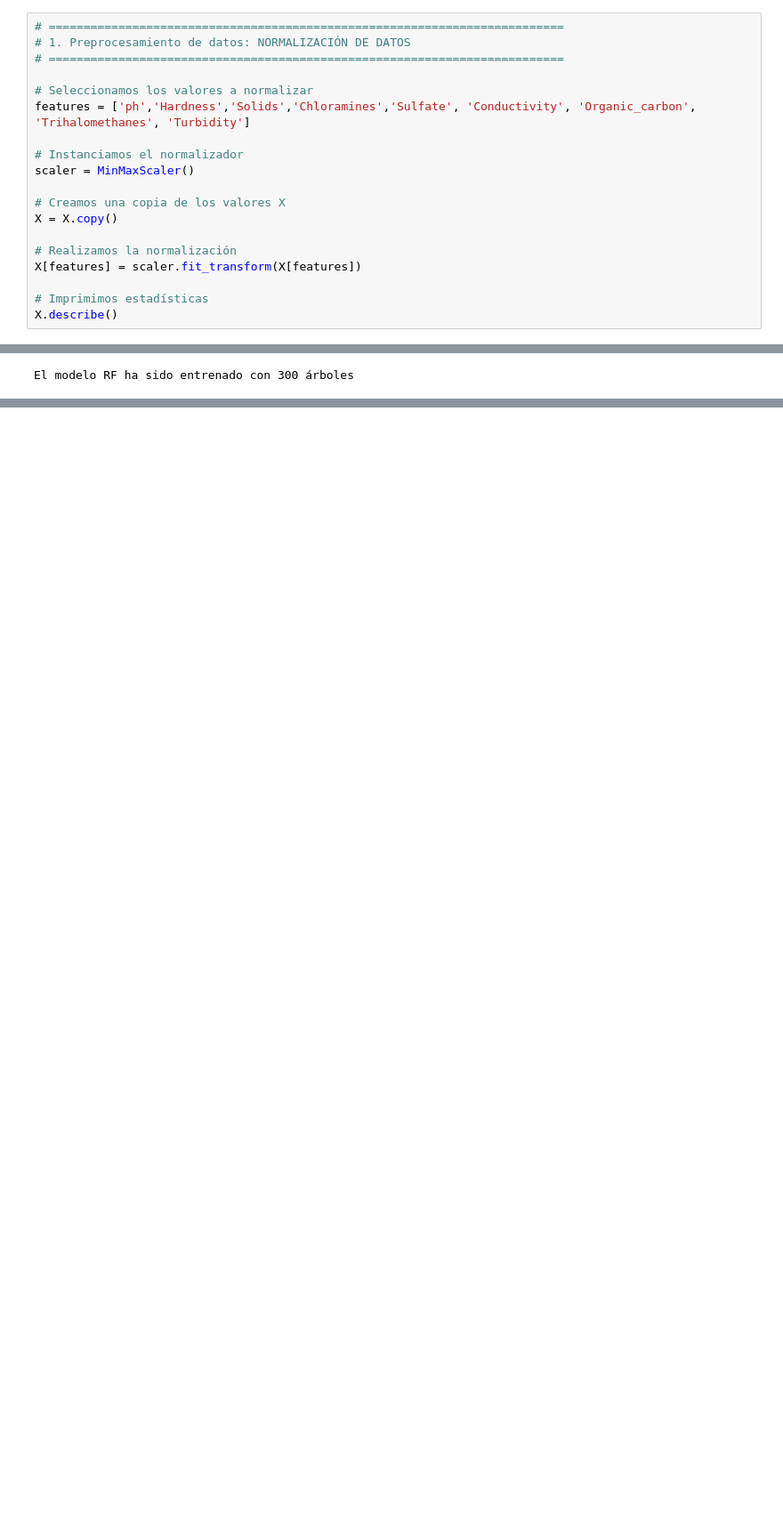
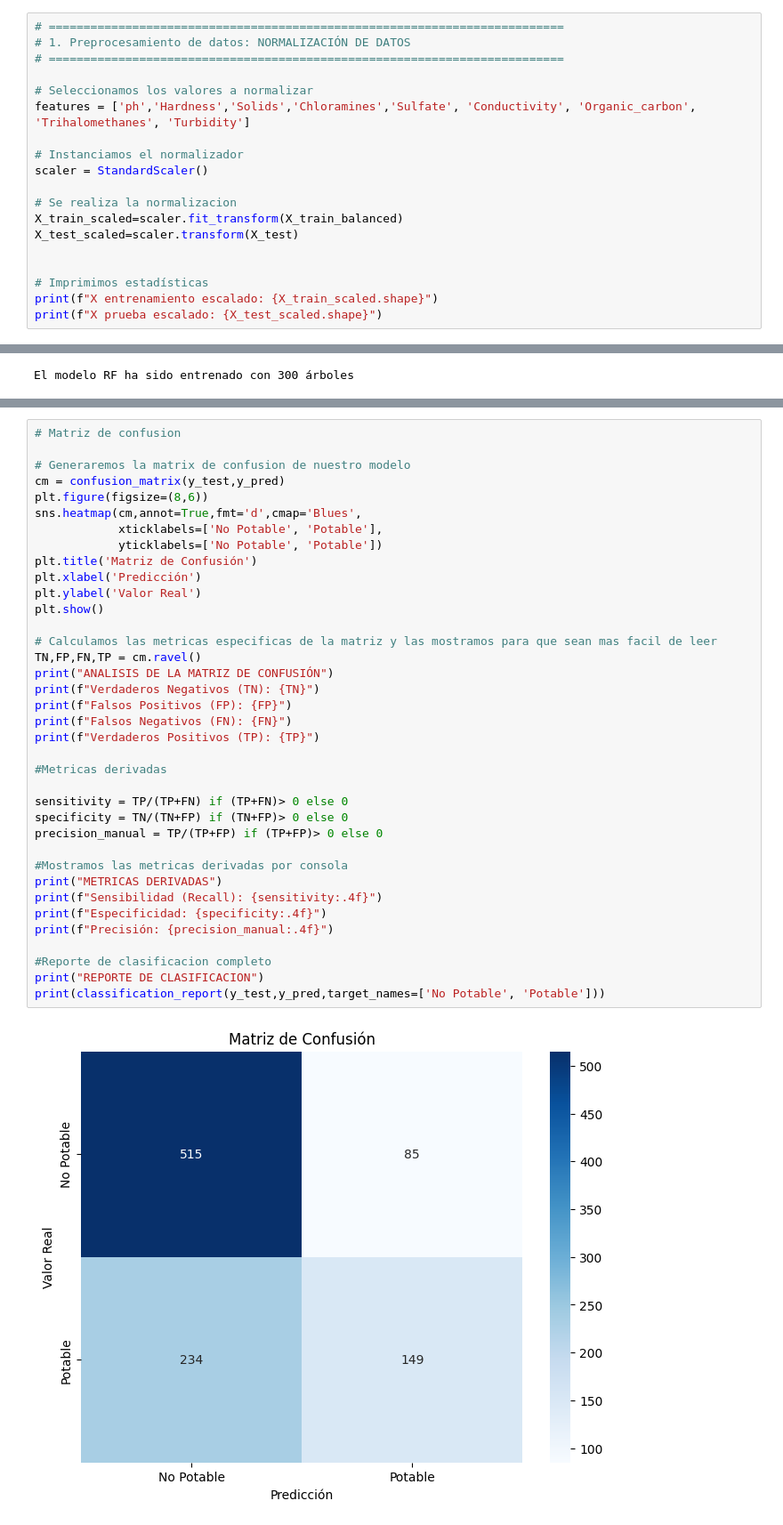
Before and after one commit to Dani19866/Red-Neuronal-Multicapa-Kaggle.com, a Jupyter notebook: model.ipynb, the cells around one changed output, grey strips where cells are left out. Shown at 89% size. Saved outputs shown, nothing was run; the diff lists cells and outputs as text; blank space fills up the shorter version.

```diff
--- a/model.ipynb
+++ b/model.ipynb
@@ -179,14 +230,14 @@ plt.show()
 features = ['ph','Hardness','Solids','Chloramines','Sulfate', 'Conductivity', 'Organic_carbon', 'Trihalomethanes', 'Turbidity']
 
 # Instanciamos el normalizador
-scaler = MinMaxScaler()
+scaler = StandardScaler()
 
-# Creamos una copia de los valores X
-X = X.copy()
+# Se realiza la normalizacion
+X_train_scaled=scaler.fit_transform(X_train_balanced)
+X_test_scaled=scaler.transform(X_test)
 
-# Realizamos la normalización
-X[features] = scaler.fit_transform(X[features])
 
 # Imprimimos estadísticas
-X.describe()
+print(f"X entrenamiento escalado: {X_train_scaled.shape}")
+print(f"X prueba escalado: {X_test_scaled.shape}")
 # %% [output]
@@ -468,0 +669,39 @@ plt.show()
+# %%
+# Matriz de confusion
+
+# Generaremos la matrix de confusion de nuestro modelo
+cm = confusion_matrix(y_test,y_pred)
+plt.figure(figsize=(8,6))
+sns.heatmap(cm,annot=True,fmt='d',cmap='Blues',
+            xticklabels=['No Potable', 'Potable'],
+            yticklabels=['No Potable', 'Potable'])
+plt.title('Matriz de Confusión')
+plt.xlabel('Predicción')
+plt.ylabel('Valor Real')
+plt.show()
+
+# Calculamos las metricas especificas de la matriz y las mostramos para que sean mas facil de leer
+TN,FP,FN,TP = cm.ravel()
+print("ANALISIS DE LA MATRIZ DE CONFUSIÓN")
+print(f"Verdaderos Negativos (TN): {TN}")
+print(f"Falsos Positivos (FP): {FP}")
+print(f"Falsos Negativos (FN): {FN}")
+print(f"Verdaderos Positivos (TP): {TP}")
+
+#Metricas derivadas
+
+sensitivity = TP/(TP+FN) if (TP+FN)> 0 else 0
+specificity = TN/(TN+FP) if (TN+FP)> 0 else 0
+precision_manual = TP/(TP+FP) if (TP+FP)> 0 else 0
+
+#Mostramos las metricas derivadas por consola
+print("METRICAS DERIVADAS")
+print(f"Sensibilidad (Recall): {sensitivity:.4f}")
+print(f"Especificidad: {specificity:.4f}")
+print(f"Precisión: {precision_manual:.4f}")
+
+#Reporte de clasificacion completo
+print("REPORTE DE CLASIFICACION")
+print(classification_report(y_test,y_pred,target_names=['No Potable', 'Potable']))
+# %% [output]
+[figure, added]
```
Also changed, not shown: parts of 24 cells of this notebook.
